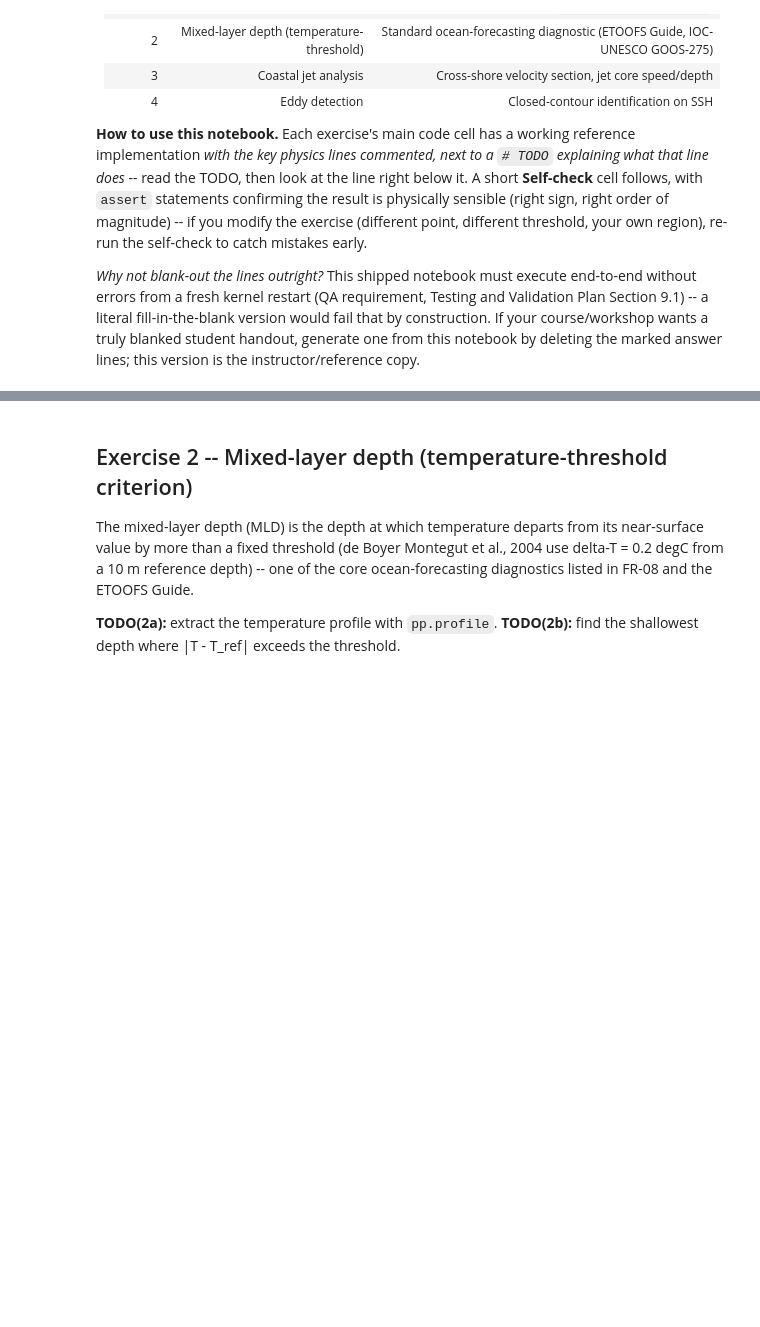
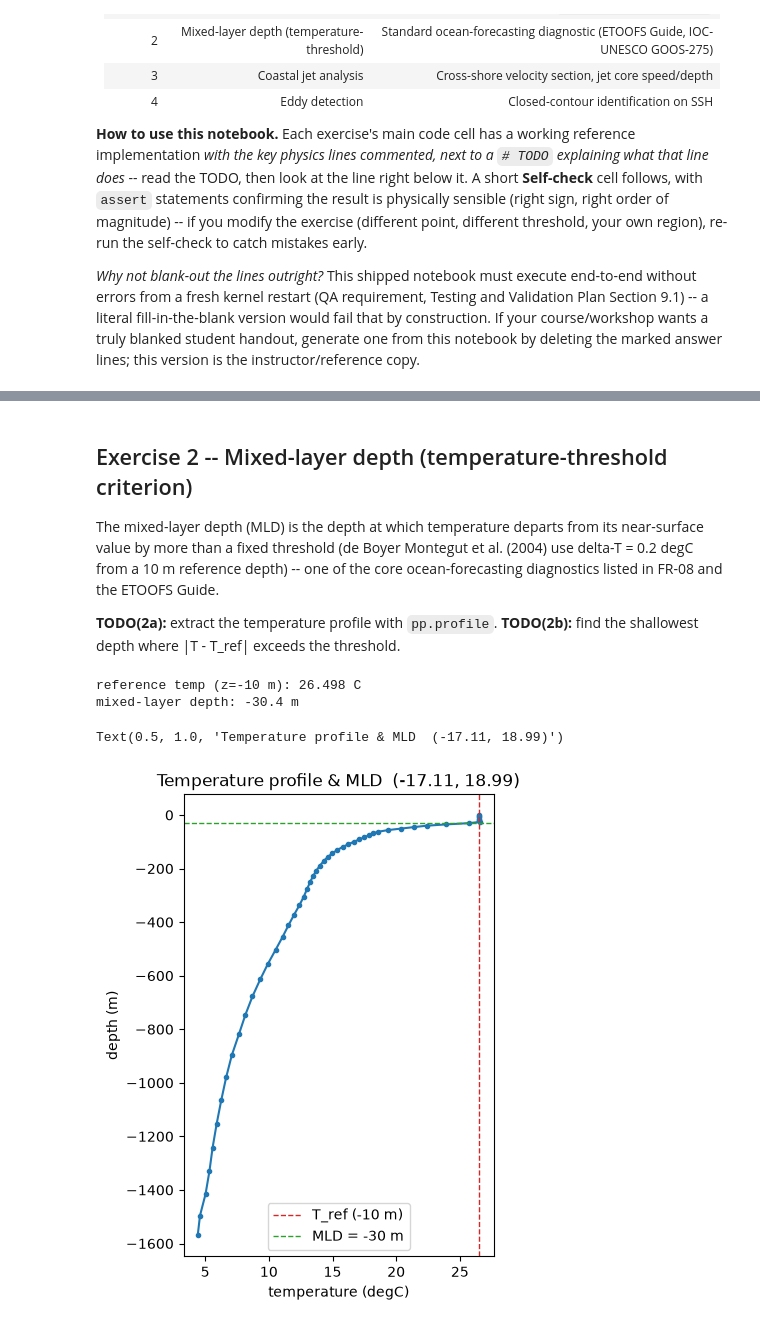
Before and after one commit to opera-seaforward/seaforward_readthedoc, a Jupyter notebook: docs/notebooks/04_exercises.ipynb, the cells around one changed output, grey strips where cells are left out. Cells and saved outputs as stored; diff of their text form; code cells hidden in the pictures; blank space fills up the shorter version.

```diff
--- a/docs/notebooks/04_exercises.ipynb
+++ b/docs/notebooks/04_exercises.ipynb
@@ -91,25 +127,31 @@ RHO_WATER = 1025.0    # kg m-3
 CD        = 1.3e-3    # dimensionless drag coefficient (bulk, ~10 m neutral wind)
 OMEGA     = 7.2921e-5  # rad s-1, Earth's rotation rate
 
-# TODO: coastline orientation, degrees counter-clockwise from East -- set
-# this to YOUR region's actual coastline angle (0.0 assumes a N-S coast).
-COAST_ANGLE_DEG = 0.0
+# Coastline orientation, degrees counter-clockwise from East, i.e. the
+# alongshore unit vector is (cos(theta), sin(theta)):
+#   theta =  0   -> alongshore vector points East  -> an E-W trending coast
+#   theta = 90   -> alongshore vector points North -> a N-S trending coast
+# The Canary/NW-African coast runs roughly N-S (slightly NNE-SSW), so:
+COAST_ANGLE_DEG = 90.0
 
-ERA5_DIR = os.environ.get("SEAFORWARD_ERA5_DIR", f"../forecast/scratch/{CONFIG}/downloaded_data/ERA5/")
+ERA5_DIR = os.environ.get("SEAFORWARD_ERA5_DIR", f"../forecast/model-runs/{CONFIG}/{CYCLE}/downloaded_data/ERA5/for_croco/")
 DATE = str(np.datetime_as_string(pp.times(ds)[-1], unit="D"))
 wlon, wlat, wu, wv = val._load_wind(ERA5_DIR, DATE)
+
+# comment to use the values setted above
+LON0, LAT0 = -16, 24  # <<<< precribe your lon, lat value here
 
 j = np.argmin((wlat[:, 0] - LAT0) ** 2)
 i = np.argmin((wlon[0, :] - LON0) ** 2)
 u10, v10 = float(wu[j, i]), float(wv[j, i])
 
-# TODO(1a): rotate (u10, v10) into (alongshore, cross-shore) using COAST_ANGLE_DEG
+# rotate (u10, v10) into (alongshore, cross-shore) using COAST_ANGLE_DEG
 theta = np.deg2rad(COAST_ANGLE_DEG)
 w_along = u10 * np.cos(theta) + v10 * np.sin(theta)
 w_cross = -u10 * np.sin(theta) + v10 * np.cos(theta)
 w_speed = np.sqrt(u10 ** 2 + v10 ** 2)
 
-# TODO(1b): Coriolis parameter at this latitude, and the Bakun transport Qx
+# Coriolis parameter at this latitude, and the Bakun transport Qx
 f = 2 * OMEGA * np.sin(np.deg2rad(LAT0))
 Qx = (RHO_AIR * CD * w_speed * w_along) / (RHO_WATER * f)
 
@@ -128,7 +225,7 @@ print("self-check passed")
 
 The mixed-layer depth (MLD) is the depth at which temperature departs from
 its near-surface value by more than a fixed threshold (de Boyer Montegut et
-al., 2004 use delta-T = 0.2 degC from a 10 m reference depth) -- one of the
+al. (2004) use delta-T = 0.2 degC from a 10 m reference depth) -- one of the
 core ocean-forecasting diagnostics listed in FR-08 and the ETOOFS Guide.
 
 **TODO(2a):** extract the temperature profile with `pp.profile`.
@@ -136,34 +233,42 @@ core ocean-forecasting diagnostics listed in FR-08 and the ETOOFS Guide.
 # %%
 DELTA_T = 0.2        # deg C, de Boyer Montegut et al. (2004) criterion
 REF_DEPTH = -10.0     # m, negative down
 
 # TODO(2a): temperature profile at (LON0, LAT0) -- pp.profile(ds, var, lon, lat, tindex)
 prof = pp.profile(ds, "temp", LON0, LAT0, tindex=-1)
 depth = prof["depth"].values      # negative down
 temp = prof.values
 
 # reference temperature: nearest level to REF_DEPTH
 i_ref = np.argmin(np.abs(depth - REF_DEPTH))
 t_ref = temp[i_ref]
 
 # TODO(2b): shallowest depth (below REF_DEPTH) where |T - t_ref| exceeds DELTA_T
 below_ref = depth < REF_DEPTH                        # only look deeper than the reference
 exceeds = np.abs(temp - t_ref) > DELTA_T
 candidates = np.where(below_ref & exceeds)[0]
-mld = depth[candidates[0]] if len(candidates) else np.nan
+if len(candidates):
+    i_mld = candidates[np.argmax(depth[candidates])]   # shallowest of the qualifying depths
+    mld = depth[i_mld]
+else:
+    mld = np.nan
 
 print(f"reference temp (z={REF_DEPTH:.0f} m): {t_ref:.3f} C")
 print(f"mixed-layer depth: {mld:.1f} m" if np.isfinite(mld) else
      "no MLD found in this column (well-mixed water column?)")
 
 fig, ax = plt.subplots(figsize=(4, 6))
 ax.plot(temp, depth, "o-", ms=3)
 ax.axvline(t_ref, color="C3", ls="--", lw=1, label=f"T_ref ({REF_DEPTH:.0f} m)")
 if np.isfinite(mld):
     ax.axhline(mld, color="C2", ls="--", lw=1, label=f"MLD = {mld:.0f} m")
 ax.set_xlabel("temperature (degC)"); ax.set_ylabel("depth (m)")
-ax.legend(fontsize=8); ax.set_title(f"Temperature profile & MLD  ({LON0:.2f}, {LAT0:.2f})")
-plt.show()
+ax.legend(fontsize=10); ax.set_title(f"Temperature profile & MLD  ({LON0:.2f}, {LAT0:.2f})")
+# %% [output]
+reference temp (z=-10 m): 26.498 C
+mixed-layer depth: -30.4 m
+Text(0.5, 1.0, 'Temperature profile & MLD  (-17.11, 18.99)')
+[figure, added]
 # %%
 # Self-check: MLD should be a real depth between the surface and the seafloor
 assert (not np.isfinite(mld)) or (depth.min() <= mld <= 0), (
```
Also changed, not shown: parts of 18 cells of this notebook, 30 other files.
